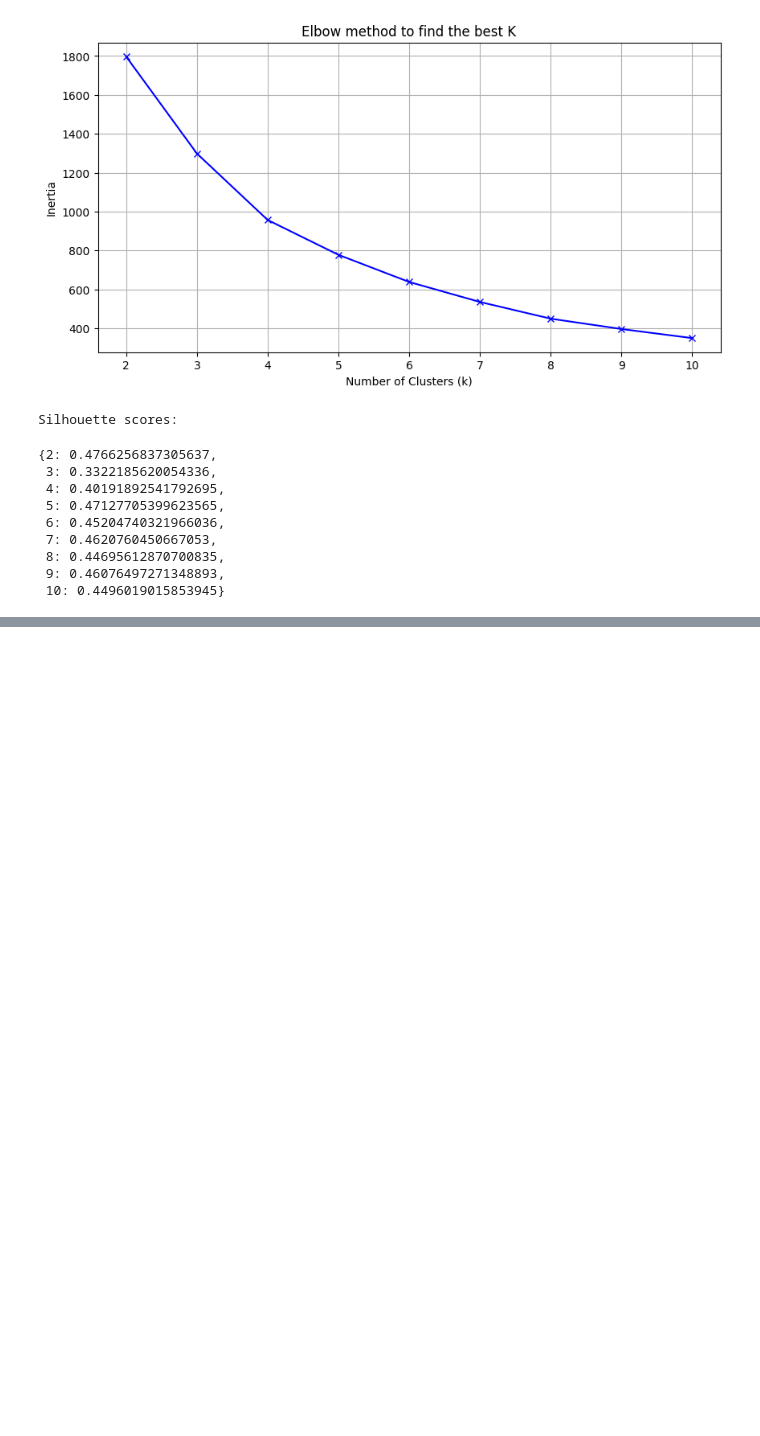
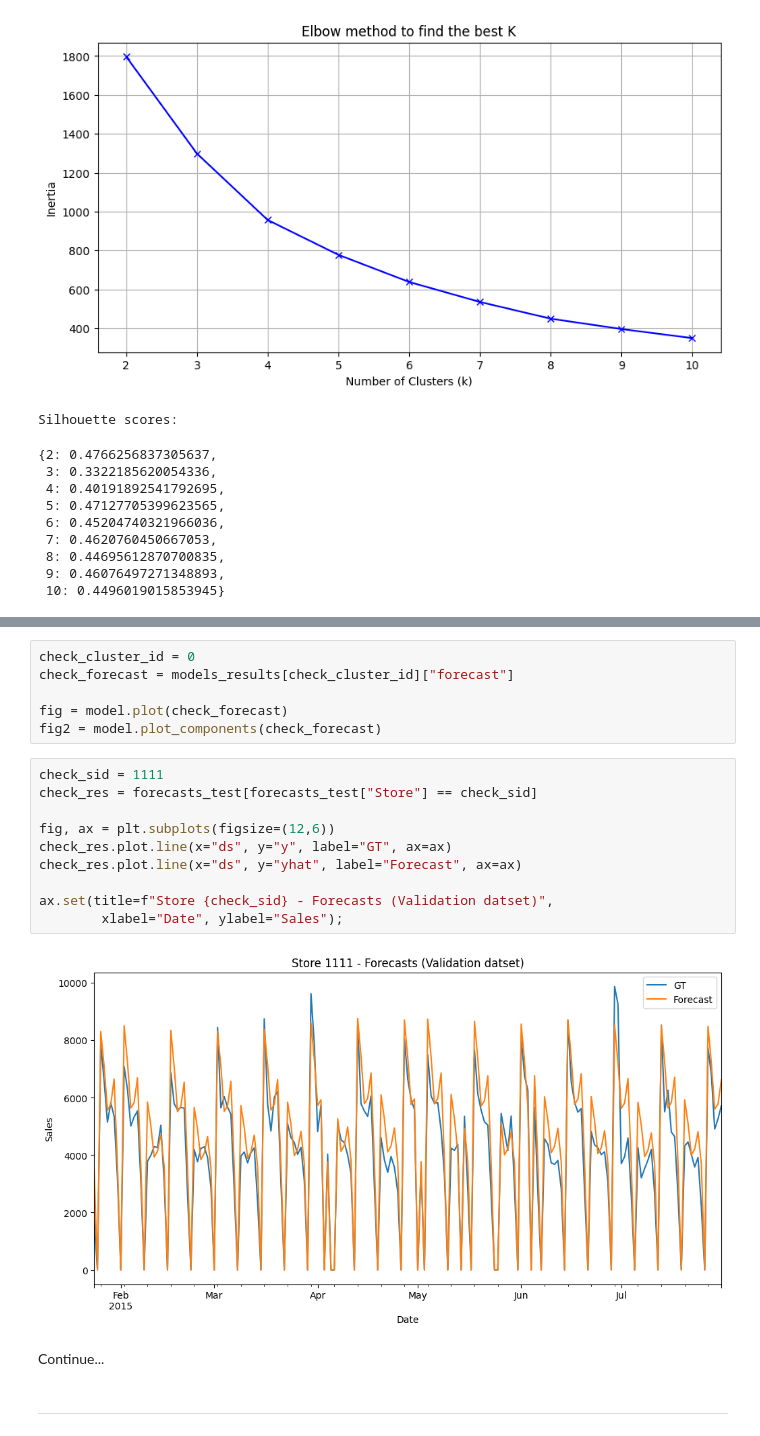
Before and after one commit to soutogustavo/rossmann-forecasting-benchmark, a Jupyter notebook: notebooks/TSF_rossman_forecasting.ipynb, the cells around one changed output, grey strips where cells are left out. Cells and saved outputs as stored; diff of their text form; blank space fills up the shorter version.

```diff
--- a/notebooks/TSF_rossman_forecasting.ipynb
+++ b/notebooks/TSF_rossman_forecasting.ipynb
@@ -224,0 +425,22 @@ ____
+# %%
+check_cluster_id = 0
+check_forecast = models_results[check_cluster_id]["forecast"]
+
+fig = model.plot(check_forecast)
+fig2 = model.plot_components(check_forecast)
+# %%
+check_sid = 1111
+check_res = forecasts_test[forecasts_test["Store"] == check_sid]
+
+fig, ax = plt.subplots(figsize=(12,6))
+check_res.plot.line(x="ds", y="y", label="GT", ax=ax)
+check_res.plot.line(x="ds", y="yhat", label="Forecast", ax=ax)
+
+ax.set(title=f"Store {check_sid} - Forecasts (Validation datset)",
+        xlabel="Date", ylabel="Sales");
+# %% [output]
+[figure, added]
+# %% [markdown]
+Continue...
+# %% [markdown]
+____
```
Also changed, not shown: parts of 11 cells of this notebook, 3 other files.
